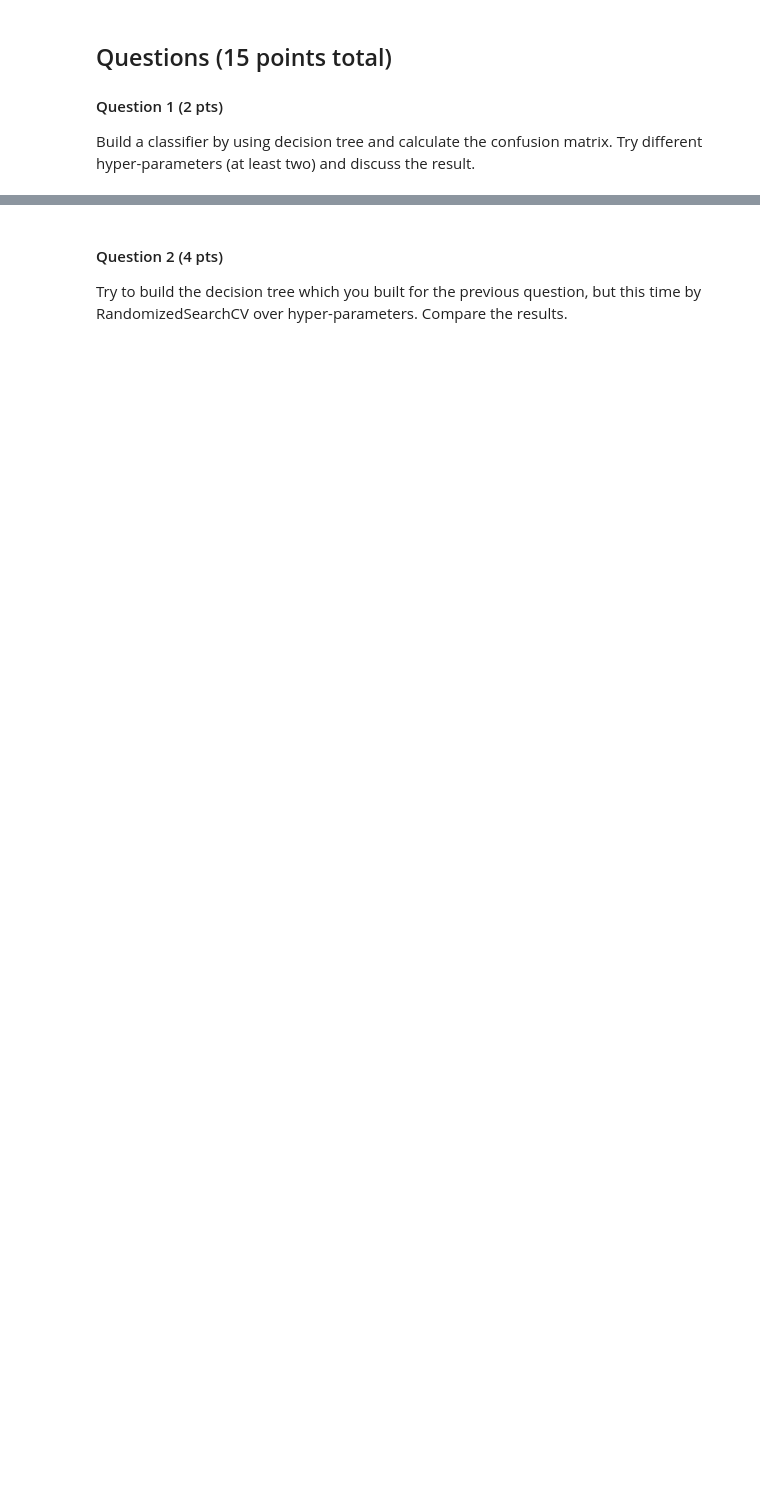
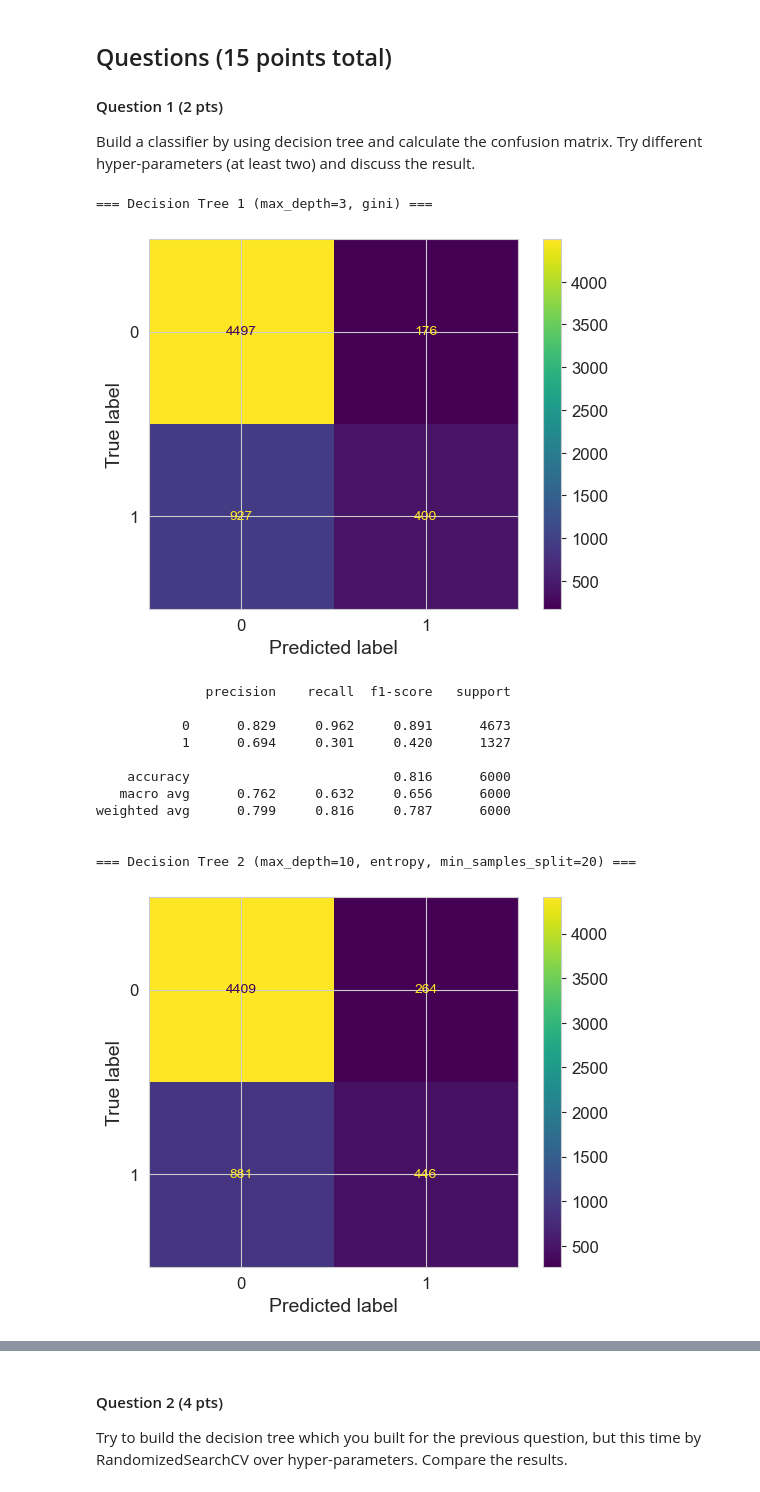
Before and after one commit to JordanVercillo/data_science, a Jupyter notebook: machine_learning/assignments/assignment4.ipynb, the cells around one changed output, grey strips where cells are left out. Saved outputs shown, nothing was run; the diff lists cells and outputs as text; code cells hidden in the pictures; blank space fills up the shorter version.

Commit message:
First Pass

```diff
--- a/machine_learning/assignments/assignment4.ipynb
+++ b/machine_learning/assignments/assignment4.ipynb
@@ -52,18 +299,9 @@ dataset.head(10)
 
 #### Question 1 (2 pts)
 Build a classifier by using decision tree and calculate the confusion matrix. Try different hyper-parameters (at least two) and discuss the result.
-# %%
-tree_clf = DecisionTreeClassifier(max_depth=5, criterion='entropy')
-tree_clf.fit(X, y)
-
-from sklearn.metrics import classification_report, confusion_matrix
-
-tree_1 = DecisionTreeClassifier(max_depth=3, criterion='gini', random_state=42)
-tree_2 = DecisionTreeClassifier(max_depth=10, min_samples_split=20, criterion='entropy', random_state=42)
-
-tree_1.fit(X_train, y_train)
-tree_2.fit(X_train, y_train)
-
-# Evaluate
-print(confusion_matrix(y_test, tree_1.predict(y_test)))
-print(classification_report(y_test, tree_1.predict(y_test)))
+# %%
+from sklearn.model_selection import train_test_split
+
+X_train, X_test, y_train, y_test = train_test_split(X, y, test_size=0.2, stratify=y, random_state=random_state)
+X_train_transformed = pipeline_full.fit_transform(X_train)
+X_test_transformed = pipeline_full.transform(X_test)
@@ -69,0 +312,38 @@ print(classification_report(y_test, tree_1.predict(y_test)))
+# %%
+# First tree
+tree_1 = DecisionTreeClassifier(max_depth=3, criterion='gini', random_state=random_state)
+tree_1.fit(X_train_transformed, y_train)
+y_pred_1 = tree_1.predict(X_test_transformed)
+y_proba_1 = tree_1.predict_proba(X_test_transformed)
+
+# Second tree
+tree_2 = DecisionTreeClassifier(max_depth=10, min_samples_split=20, criterion='entropy', random_state=random_state)
+tree_2.fit(X_train_transformed, y_train)
+y_pred_2 = tree_2.predict(X_test_transformed)
+y_proba_2 = tree_2.predict_proba(X_test_transformed)
+# %%
+# Evaluation
+print("\n=== Decision Tree 1 (max_depth=3, gini) ===")
+ConfusionMatrixDisplay.from_predictions(y_test, y_pred_1)
+plt.show()
+print(classification_report(y_test, y_pred_1, digits=3))
+
+print("\n=== Decision Tree 2 (max_depth=10, entropy, min_samples_split=20) ===")
+ConfusionMatrixDisplay.from_predictions(y_test, y_pred_2)
+plt.show()
+print(classification_report(y_test, y_pred_2, digits=3))
+# %% [output]
+=== Decision Tree 1 (max_depth=3, gini) ===
+[figure, added]
+              precision    recall  f1-score   support
+
+           0      0.829     0.962     0.891      4673
+           1      0.694     0.301     0.420      1327
+
+    accuracy                          0.816      6000
+   macro avg      0.762     0.632     0.656      6000
+weighted avg      0.799     0.816     0.787      6000
+
+
+=== Decision Tree 2 (max_depth=10, entropy, min_samples_split=20) ===
+[figure, added]
```
Also changed, not shown: parts of 36 cells of this notebook.
